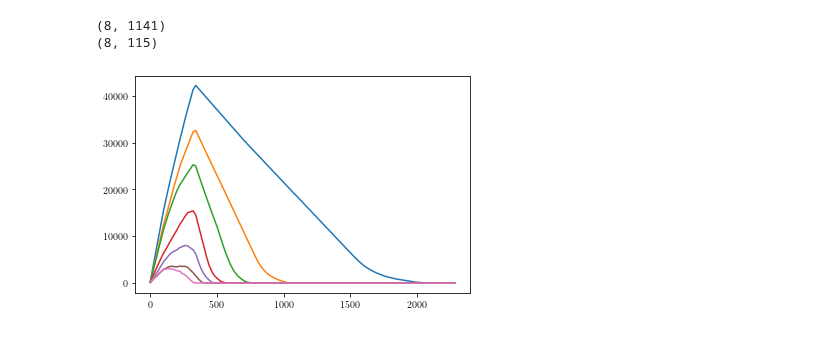
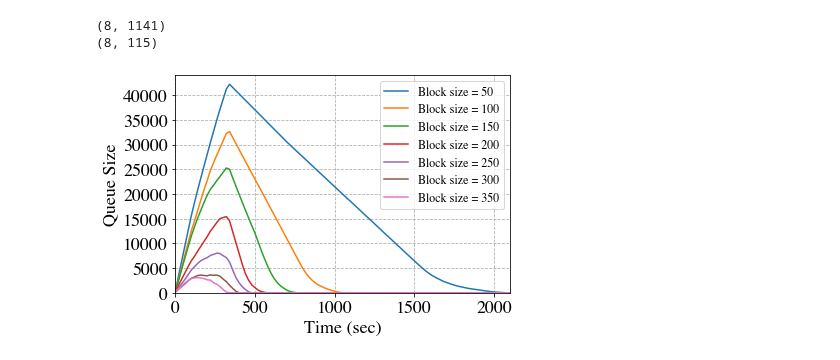
Before and after one commit to wzh4464/jessufig, a Jupyter notebook: draw_xshard.ipynb, the cells around one changed output. Drawn from its saved outputs; the diff is of its cells as text; code cells hidden in the pictures.

```diff
--- a/draw_xshard.ipynb
+++ b/draw_xshard.ipynb
@@ -1,13 +16,4 @@
 # %%
-import matplotlib.pyplot as plt
-import numpy as np
-from matplotlib.pyplot import MultipleLocator
-import gzip
-import os
-import time
-import re
-from curses.ascii import isdigit
-import pandas as pd
 
 os.environ["PATH"]='/home/wu/anaconda3/bin:/home/wu/anaconda3/condabin:/usr/local/texlive/2022/bin/x86_64-linux:/home/wu/bin:/usr/local/bin:/home/wu/bin:/usr/local/sbin:/usr/local/bin:/usr/sbin:/usr/bin:/sbin:/bin:/usr/games:/usr/local/games:/snap/bin:/snap/bin'
 
@@ -16,7 +22,7 @@ os.environ["PATH"]='/home/wu/anaconda3/bin:/home/wu/anaconda3/condabin:/usr/loca
 # "font.family": "sans-serif",
 # "font.sans-serif": ["Helvetica"]})
 plt.rcParams.update({
-    "text.usetex": True,
+    "text.usetex": False,
     # "font.family": "Helvetica"
 })
 # %%
@@ -303,6 +313,6 @@ Already up to date.
 0
 # %%
-data=np.loadtxt('../txrate_xshard/qtb.txt')
+data=np.genfromtxt('/Users/zihanwu/codes/txrate_xshard/qtb.txt')
 print(data.shape)
 # data=np.transpose(data)
 simpledata=data[:,::10]
@@ -313,29 +323,32 @@ print(simpledata.shape)
 # %%
 def plot_line_chart(data,pic_name='txrate',save=False,xlabel="TX rate / (TXs/Sec)",ylabel="Throughput (tps)",text_location=50,ylim=2800,labellist=['bsize=100','bsize=150','bsize=80','bsize=50'],ytick_k=False,xlim=1000000,xscale=5,colorlist = ['orange','red','grey','black','blue','green','yellow'],markerlist = ['o','^','x','s','v','1','v']):
     x = data[0,:]
     ynum = np.size(data,0)-1
     y = data[1:ynum+1,:]
     fig, leftaxis = plt.subplots(figsize=(6, 4))
     for i in range(ynum):
-        # leftaxis.plot(x, y[i,:], color=colorlist[i], label=labellist[i],zorder=2,marker=markerlist[i],markersize=8)
-        leftaxis.plot(x, y[i,:])
+        leftaxis.plot(x, y[i,:], label=labellist[i],zorder=2)
+        # leftaxis.plot(x, y[i,:])
 
-    # leftaxis.grid(axis='y',linestyle='--',zorder=0)
-    # leftaxis.grid(axis='x',linestyle='--',zorder=0)
+    leftaxis.grid(axis='y',linestyle='--',zorder=0)
+    leftaxis.grid(axis='x',linestyle='--',zorder=0)
 
-    # leftaxis.set_xlabel(xlabel)
-    # leftaxis.set_ylabel(ylabel)
-    # leftaxis.set_ylim(0, ylim)
-    # leftaxis.set_xticks(x, x.astype(int))
-    # print(x)
-    # leftaxis.legend()
-    # leftaxis.set_yticks(np.arange(0,ylim+1,150))
+    leftaxis.set_xlabel(xlabel)
+    leftaxis.set_ylabel(ylabel)
+    leftaxis.set_xlim(0, xlim)
+    leftaxis.set_ylim(0, ylim)
+    leftaxis.set_xticks(np.arange(0,xlim+1,500))
+    leftaxis.set_yticks(np.arange(0,ylim+1,5000))
+    plt.rc('legend', fontsize=12)
+    lg = leftaxis.legend()
+    # set(lg,'font')
+
     if save:
         plt.savefig("pic/"+time.strftime("%Y-%m-%d %H:%M:%S", time.localtime())+"_Figure_"+pic_name+".png", dpi=600, bbox_inches='tight')
     plt.show()
 
 
 
-plot_line_chart(data=simpledata,pic_name='latency-txar',save=True,xlabel="TX Arrival Rate (tps)", ylabel="Latency (sec)",text_location=12,ylim=44000,labellist=['50','100','150','200','250','300','350'])
+plot_line_chart(data=simpledata,pic_name='qtb',save=True,xlabel="Time (sec)", ylabel="Queue Size",text_location=12,xlim=2100, ylim=44000,labellist=['Block size = 50','Block size = 100','Block size = 150','Block size = 200','Block size = 250','Block size = 300','Block size = 350'])
 # %% [output]
-[figure, old version]
+[figure, new version]
```
Also changed, not shown: parts of 2 cells of this notebook, 1 other file.
